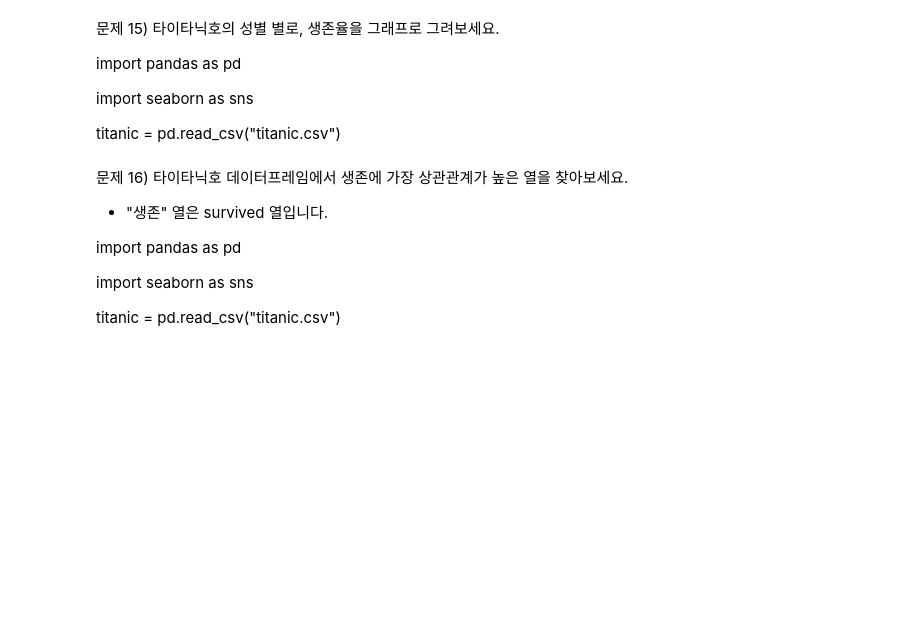
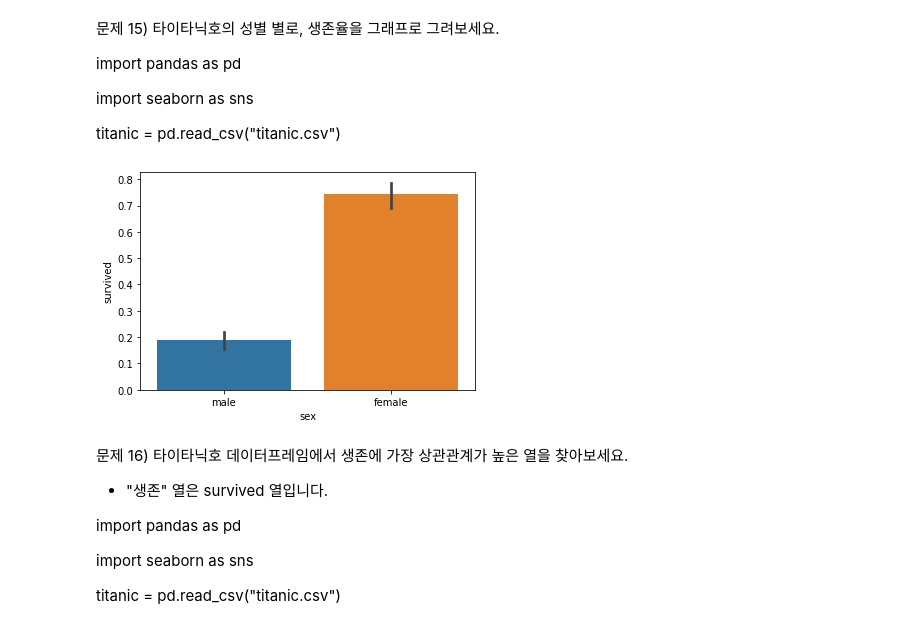
Before and after one commit to Lyeon1/study1, a Jupyter notebook: 이연교_2차_과제_데이터분석_기초_16문제.ipynb, the cells around one changed output. Cells and saved outputs as stored; diff of their text form; code cells hidden in the pictures; blank space fills up the shorter version.

```diff
--- a/이연교_2차_과제_데이터분석_기초_16문제.ipynb
+++ b/이연교_2차_과제_데이터분석_기초_16문제.ipynb
@@ -136,6 +483,11 @@ import pandas as pd
 import seaborn as sns
 
 titanic = pd.read_csv("titanic.csv")
+# %%
+titanic = pd.read_csv("titanic_ 데이터.csv")
+A=sns.barplot(x='sex',y='survived',data=titanic)
+# %% [output]
+[figure, added]
 # %% [markdown]
 문제 16) 타이타닉호 데이터프레임에서 생존에 가장 상관관계가 높은 열을 찾아보세요.
 * "생존" 열은 survived 열입니다.
```
Also changed, not shown: parts of 29 cells of this notebook, 4 other files.
